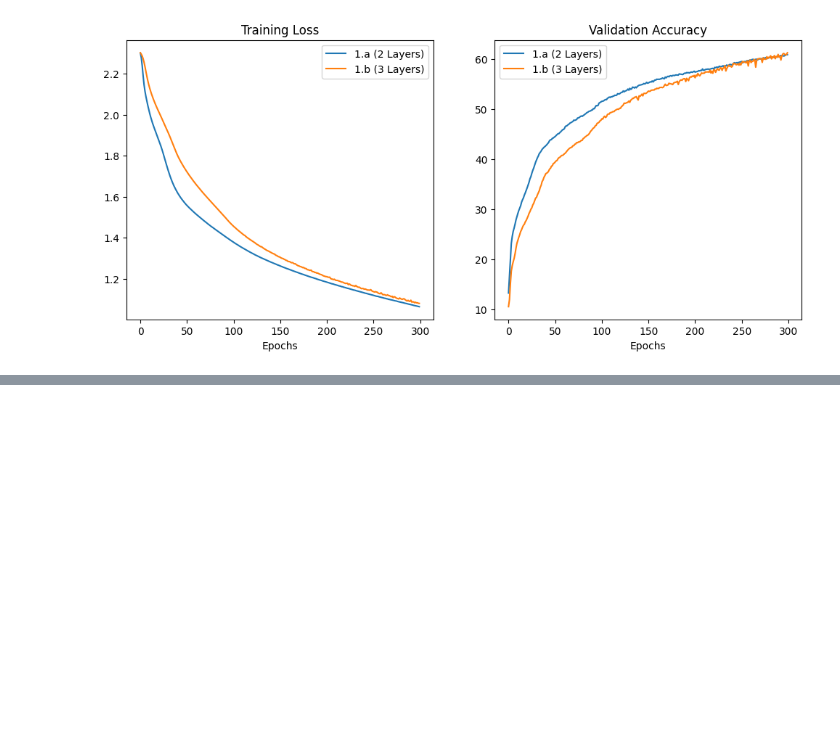
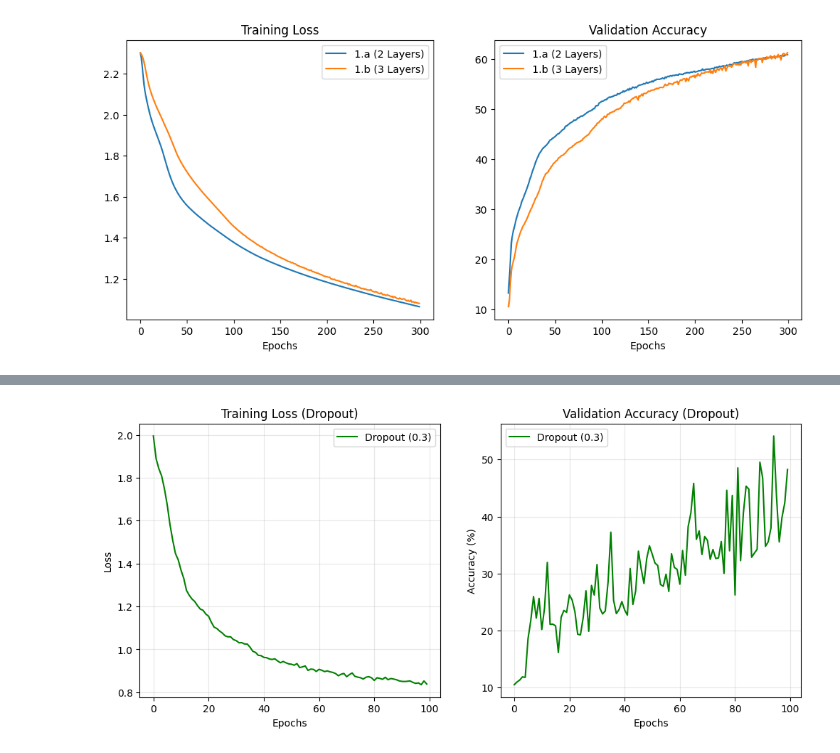
Before and after one commit to juantijero/ML_HW, a Jupyter notebook: HW7.ipynb, the cells around one changed output, grey strips where cells are left out. Saved outputs shown, nothing was run; the diff lists cells and outputs as text; code cells hidden in the pictures; blank space fills up the shorter version.

```diff
--- a/HW7.ipynb
+++ b/HW7.ipynb
@@ -376,0 +503,43 @@ losses_2b_drop, acc_2b_drop, time_2b_drop = train_resnet(model_2b_drop, epochs=3
+# %%
+# ==========================================
+# Execution: Dropout ONLY (Skipping Baseline & Weight Decay)
+# ==========================================
+
+EPOCHS = 100
+
+print("--- SKIPPING Baseline & Weight Decay ---")
+print("--- Running 2.b (Dropout) ---")
+
+# Initialize model with Dropout enabled
+model_2b_drop = NetResDeep(n_blocks=10, use_dropout=True)
+
+# Train using the stable settings (SGD)
+losses_drop, acc_drop, time_drop = train_resnet_stable(
+    model_2b_drop,
+    epochs=EPOCHS,
+    name="ResNet-10 + Dropout"
+)
+
+# ==========================================
+# Plotting Just Dropout
+# ==========================================
+plt.figure(figsize=(12, 5))
+
+plt.subplot(1, 2, 1)
+plt.plot(losses_drop, label='Dropout (0.3)', color='green')
+plt.title('Training Loss (Dropout)')
+plt.xlabel('Epochs')
+plt.ylabel('Loss')
+plt.legend()
+plt.grid(True, alpha=0.3)
+
+plt.subplot(1, 2, 2)
+plt.plot(acc_drop, label='Dropout (0.3)', color='green')
+plt.title('Validation Accuracy (Dropout)')
+plt.xlabel('Epochs')
+plt.ylabel('Accuracy (%)')
+plt.legend()
+plt.grid(True, alpha=0.3)
+
+plt.show()
+# %% [output]
@@ -376,0 +562 @@ losses_2b_drop, acc_2b_drop, time_2b_drop = train_resnet(model_2b_drop, epochs=3
+[figure, added]
```
Also changed, not shown: parts of 3 cells of this notebook.
